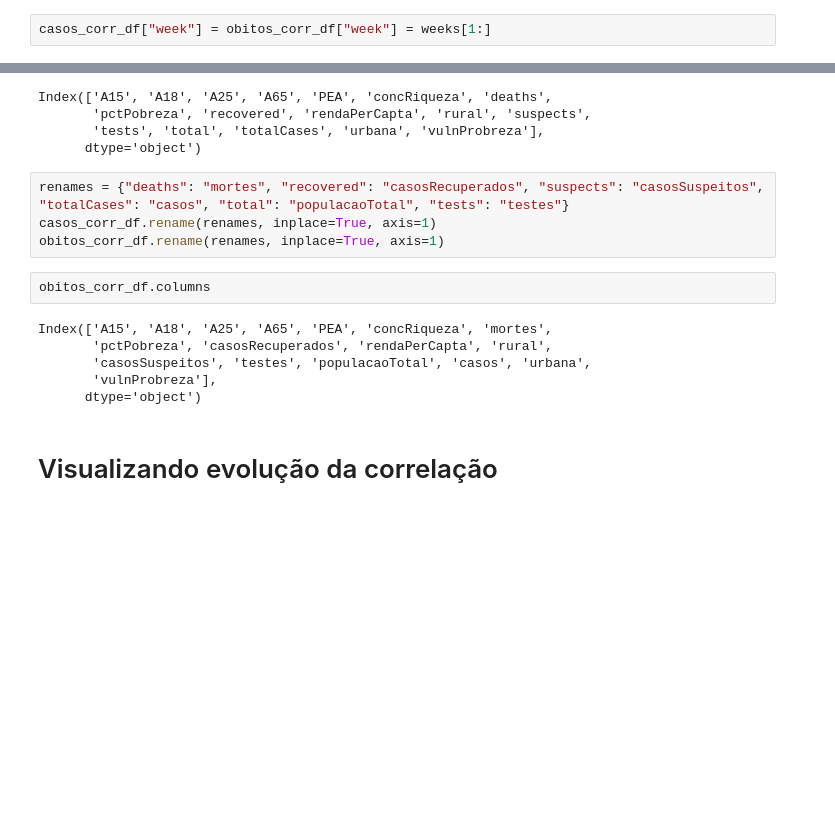
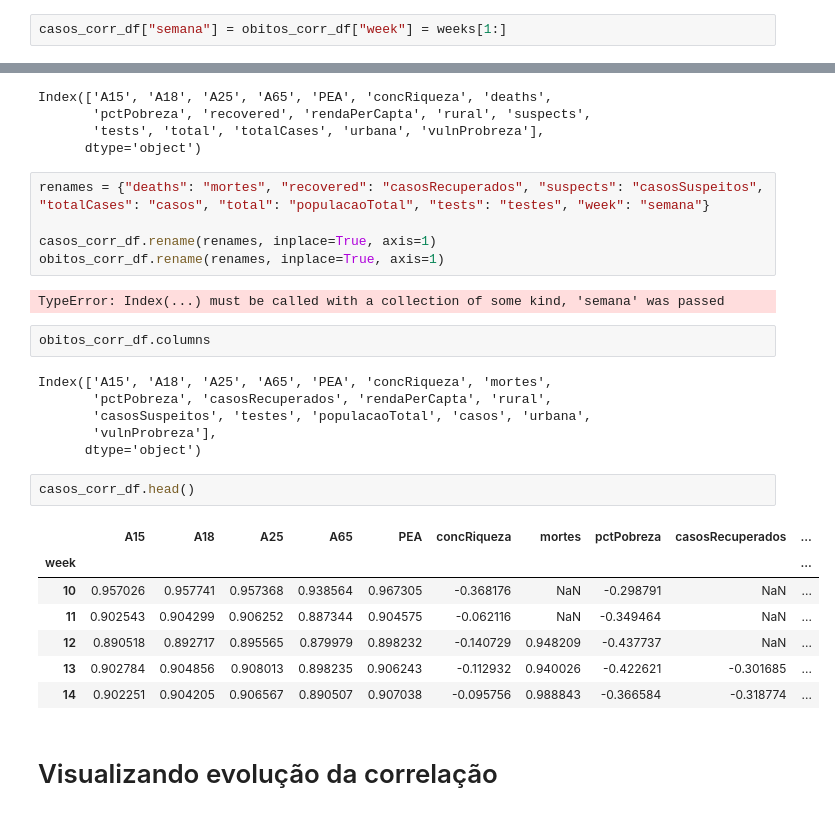
Before and after one commit to kenzosakiyama/corona_virus_brasil, a Jupyter notebook: notebooks/analise_de_semanas_epidemiologicas.ipynb, the cells around one changed output, grey strips where cells are left out. Saved outputs shown, nothing was run; the diff lists cells and outputs as text; blank space fills up the shorter version.

```diff
--- a/notebooks/analise_de_semanas_epidemiologicas.ipynb
+++ b/notebooks/analise_de_semanas_epidemiologicas.ipynb
@@ -132,7 +132,7 @@ for week in weeks:
     casos_corr_df = casos_corr_df.append(correlation["totalCases"])
     obitos_corr_df = obitos_corr_df.append(correlation["deaths"])
 # %%
-casos_corr_df["week"] = obitos_corr_df["week"] = weeks[1:]
+casos_corr_df["semana"] = obitos_corr_df["week"] = weeks[1:]
 # %%
 casos_corr_df.set_index("week", inplace=True)
 obitos_corr_df.set_index("week", inplace=True)
@@ -168,9 +168,12 @@ Index(['A15', 'A18', 'A25', 'A65', 'PEA', 'concRiqueza', 'deaths',
        'tests', 'total', 'totalCases', 'urbana', 'vulnProbreza'],
       dtype='object')
 # %%
-renames = {"deaths": "mortes", "recovered": "casosRecuperados", "suspects": "casosSuspeitos", "totalCases": "casos", "total": "populacaoTotal", "tests": "testes"}
+renames = {"deaths": "mortes", "recovered": "casosRecuperados", "suspects": "casosSuspeitos", "totalCases": "casos", "total": "populacaoTotal", "tests": "testes", "week": "semana"}
+
 casos_corr_df.rename(renames, inplace=True, axis=1)
 obitos_corr_df.rename(renames, inplace=True, axis=1)
+# %% [output]
+TypeError: Index(...) must be called with a collection of some kind, 'semana' was passed
 # %%
 obitos_corr_df.columns
 # %% [output]
@@ -179,6 +182,16 @@ Index(['A15', 'A18', 'A25', 'A65', 'PEA', 'concRiqueza', 'mortes',
        'casosSuspeitos', 'testes', 'populacaoTotal', 'casos', 'urbana',
        'vulnProbreza'],
       dtype='object')
+# %%
+casos_corr_df.head()
+# %% [output]
+|  | A15 | A18 | A25 | A65 | PEA | concRiqueza | mortes | pctPobreza | casosRecuperados | ... |
+| week |  |  |  |  |  |  |  |  |  | ... |
+| 10 | 0.957026 | 0.957741 | 0.957368 | 0.938564 | 0.967305 | -0.368176 | NaN | -0.298791 | NaN | ... |
+| 11 | 0.902543 | 0.904299 | 0.906252 | 0.887344 | 0.904575 | -0.062116 | NaN | -0.349464 | NaN | ... |
+| 12 | 0.890518 | 0.892717 | 0.895565 | 0.879979 | 0.898232 | -0.140729 | 0.948209 | -0.437737 | NaN | ... |
+| 13 | 0.902784 | 0.904856 | 0.908013 | 0.898235 | 0.906243 | -0.112932 | 0.940026 | -0.422621 | -0.301685 | ... |
+| 14 | 0.902251 | 0.904205 | 0.906567 | 0.890507 | 0.907038 | -0.095756 | 0.988843 | -0.366584 | -0.318774 | ... |
 # %% [markdown]
 # Visualizando evolução da correlação
 # %%
```
Also changed, not shown: parts of 1 cell of this notebook.
